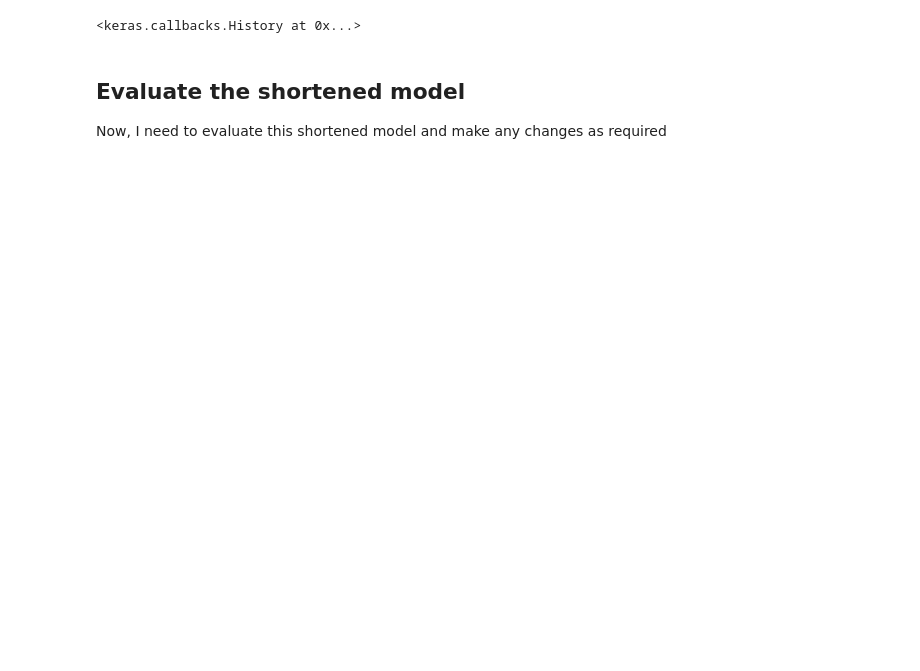
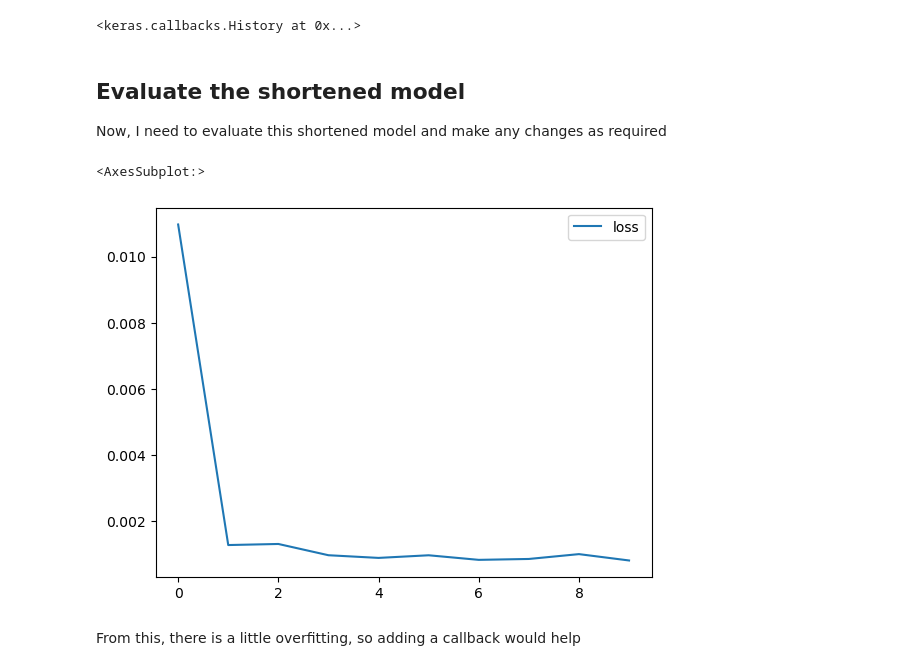
Before and after one commit to jacob-macleod/Cryptocurrency-Price-Prediction, a Jupyter notebook: main.ipynb, the cells around one changed output. Saved outputs shown, nothing was run; the diff lists cells and outputs as text; code cells hidden in the pictures; blank space fills up the shorter version.

Commit message:
Evaluated the model

```diff
--- a/main.ipynb
+++ b/main.ipynb
@@ -83,8 +83,8 @@ scaled_shortened_test = scaler.transform(test_shortened)
 from tensorflow.keras.preprocessing.sequence import TimeseriesGenerator
 
 # Define characteristics
-length = 50
-batch_size = 2
+length = 100
+batch_size = 4
 
 # Create generator
 generator = TimeseriesGenerator(scaled_shortened_train, scaled_shortened_train, length=length, batch_size=batch_size)
@@ -157,3 +157,12 @@ Epoch 10/10
 ## Evaluate the shortened model
 
 Now, I need to evaluate this shortened model and make any changes as required
+# %%
+# Check out the losses
+losses = pd.DataFrame(model.history.history)
+losses.plot()
+# %% [output]
+<AxesSubplot:>
+[figure, added]
+# %% [markdown]
+From this, there is a little overfitting, so adding a callback would help
```
Also changed, not shown: parts of 6 cells of this notebook.
